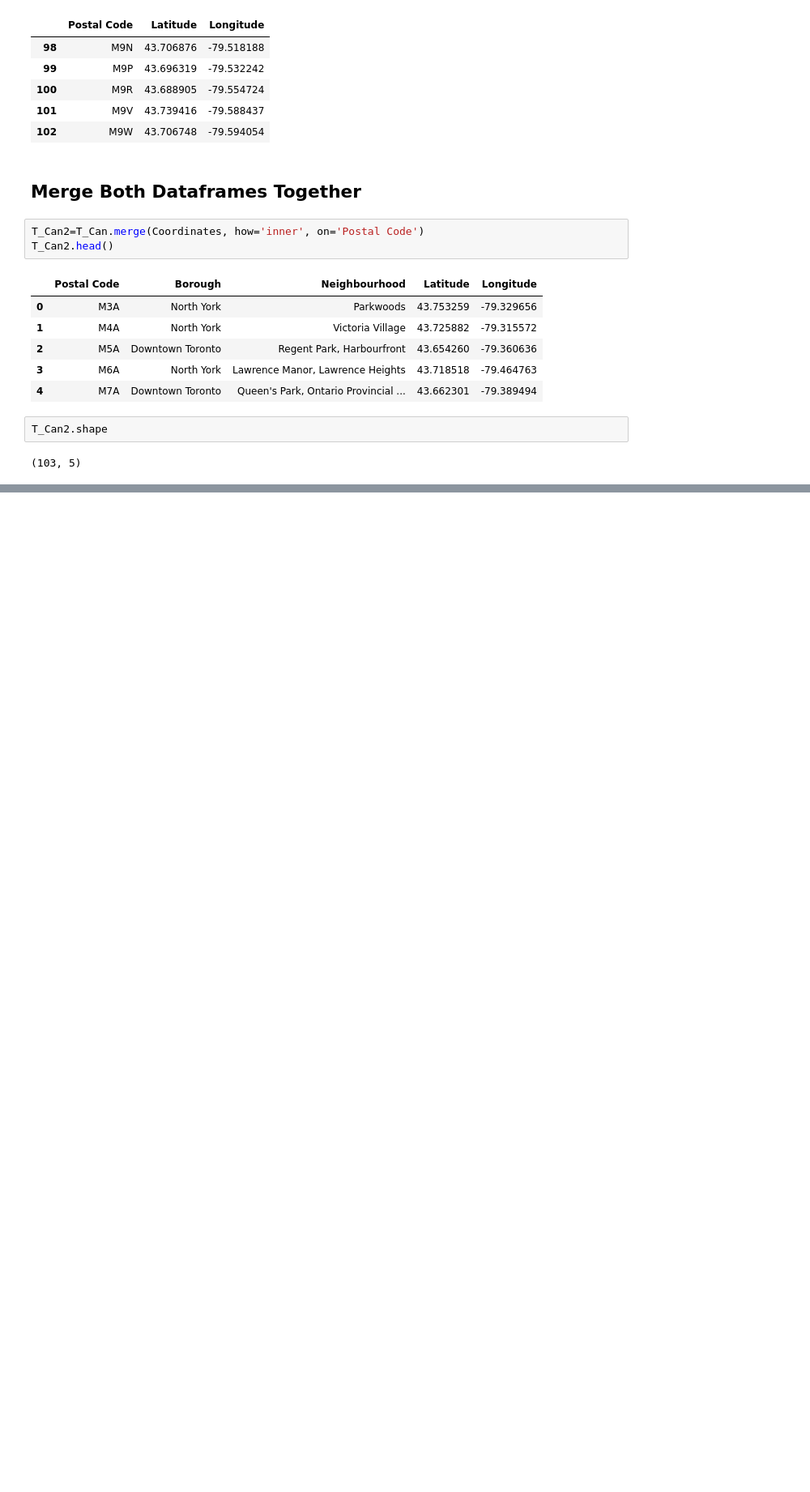
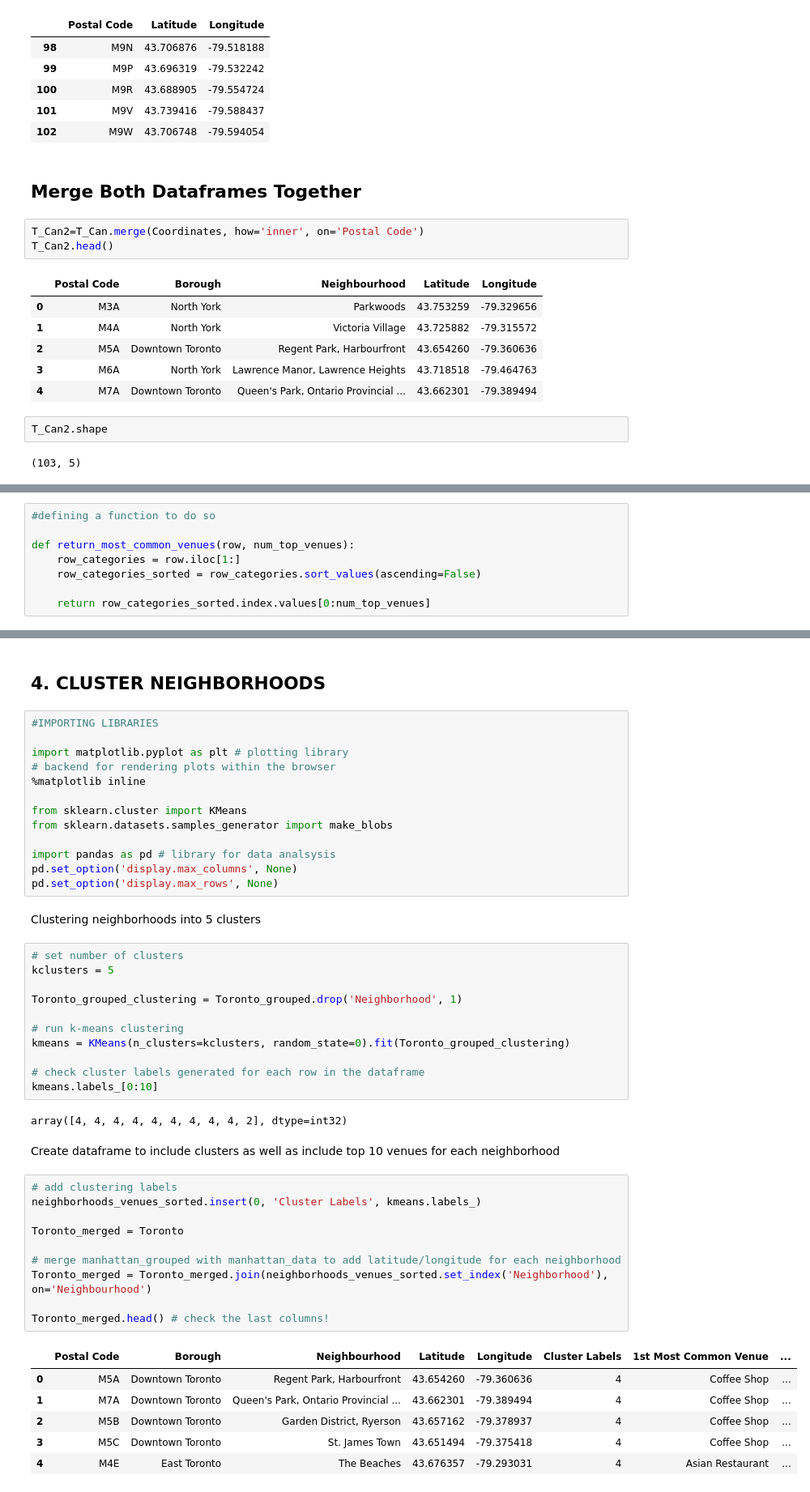
Before and after one commit to ChukGit/Coursera_capstone_CE, a Jupyter notebook: The_Battle_of_Neighborhoods.ipynb, the cells around one changed output, grey strips where cells are left out. Shown at 81% size. Cells and saved outputs as stored; diff of their text form; blank space fills up the shorter version.

```diff
--- a/The_Battle_of_Neighborhoods.ipynb
+++ b/The_Battle_of_Neighborhoods.ipynb
@@ -117,0 +492,8 @@ T_Can2.shape
+# %%
+#defining a function to do so
+
+def return_most_common_venues(row, num_top_venues):
+    row_categories = row.iloc[1:]
+    row_categories_sorted = row_categories.sort_values(ascending=False)
+
+    return row_categories_sorted.index.values[0:num_top_venues]
@@ -117,0 +529,49 @@ T_Can2.shape
+# %% [markdown]
+## 4. CLUSTER NEIGHBORHOODS
+# %%
+#IMPORTING LIBRARIES
+
+import matplotlib.pyplot as plt # plotting library
+# backend for rendering plots within the browser
+%matplotlib inline
+
+from sklearn.cluster import KMeans
+from sklearn.datasets.samples_generator import make_blobs
+
+import pandas as pd # library for data analsysis
+pd.set_option('display.max_columns', None)
+pd.set_option('display.max_rows', None)
+# %% [markdown]
+Clustering neighborhoods into 5 clusters
+# %%
+# set number of clusters
+kclusters = 5
+
+Toronto_grouped_clustering = Toronto_grouped.drop('Neighborhood', 1)
+
+# run k-means clustering
+kmeans = KMeans(n_clusters=kclusters, random_state=0).fit(Toronto_grouped_clustering)
+
+# check cluster labels generated for each row in the dataframe
+kmeans.labels_[0:10]
+# %% [output]
+array([4, 4, 4, 4, 4, 4, 4, 4, 4, 2], dtype=int32)
+# %% [markdown]
+Create dataframe to include clusters as well as include top 10 venues for each neighborhood
+# %%
+# add clustering labels
+neighborhoods_venues_sorted.insert(0, 'Cluster Labels', kmeans.labels_)
+
+Toronto_merged = Toronto
+
+# merge manhattan_grouped with manhattan_data to add latitude/longitude for each neighborhood
+Toronto_merged = Toronto_merged.join(neighborhoods_venues_sorted.set_index('Neighborhood'), on='Neighbourhood')
+
+Toronto_merged.head() # check the last columns!
+# %% [output]
+|  | Postal Code | Borough | Neighbourhood | Latitude | Longitude | Cluster Labels | 1st Most Common Venue | ... |
+| 0 | M5A | Downtown Toronto | Regent Park, Harbourfront | 43.654260 | -79.360636 | 4 | Coffee Shop | ... |
+| 1 | M7A | Downtown Toronto | Queen's Park, Ontario Provincial ... | 43.662301 | -79.389494 | 4 | Coffee Shop | ... |
+| 2 | M5B | Downtown Toronto | Garden District, Ryerson | 43.657162 | -79.378937 | 4 | Coffee Shop | ... |
+| 3 | M5C | Downtown Toronto | St. James Town | 43.651494 | -79.375418 | 4 | Coffee Shop | ... |
+| 4 | M4E | East Toronto | The Beaches | 43.676357 | -79.293031 | 4 | Asian Restaurant | ... |
```
Also changed, not shown: parts of 45 cells of this notebook.
